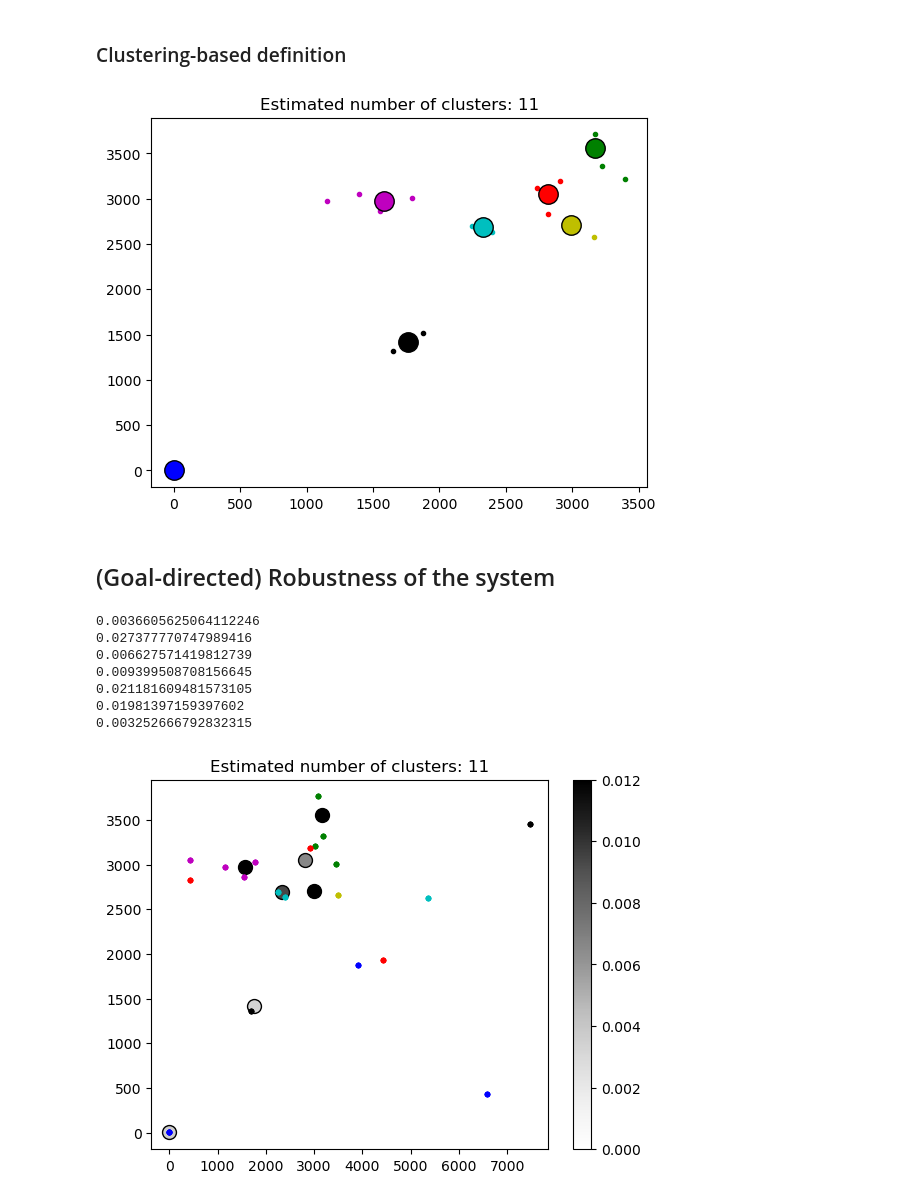
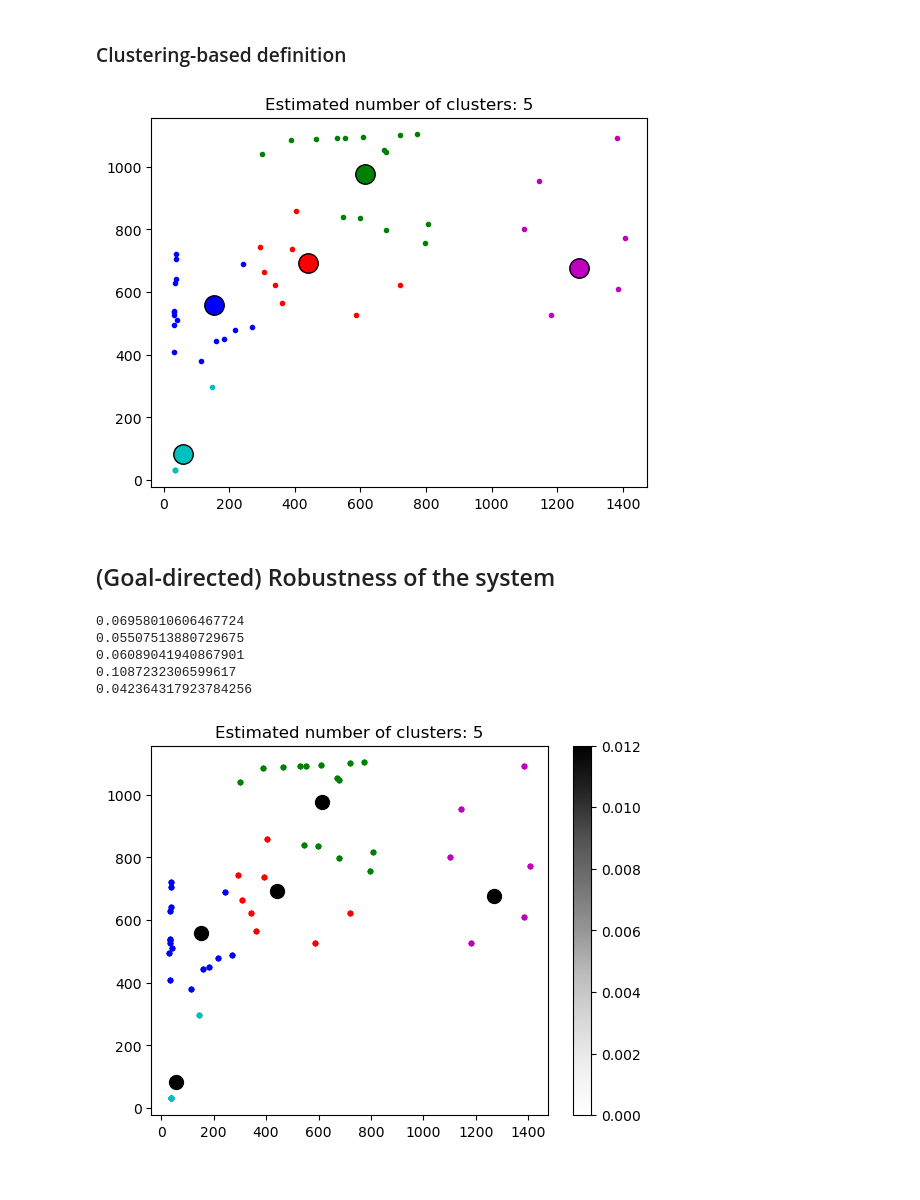
Before and after one commit to flowersteam/autodiscjax, a Jupyter notebook: examples/analyze_imgep_evaluation.ipynb, the cells around one changed output. Saved outputs shown, nothing was run; the diff lists cells and outputs as text; code cells hidden in the pictures.

```diff
--- a/examples/analyze_imgep_evaluation.ipynb
+++ b/examples/analyze_imgep_evaluation.ipynb
@@ -20,7 +20,7 @@ evaluation_history = DictTree.load(evaluation_history_filepath)
 # %% [markdown]
 ## Goals of the system
 # %%
-observed_node_ids = jnp.array([0,1])
+observed_node_ids = jnp.array([2,3])
 ymax = jnp.array([7866.401, 4771.8975, 1377.4222, 1086.2181])
 ymin = jnp.array([91.93025, 100.43926, 15.655377, 53.970665])
 # %% [markdown]
@@ -73,36 +73,36 @@ plt.show()
 X = experiment_history.system_output_library.ys[:, observed_node_ids, -1][has_converged_ids]
 
 # The following bandwidth can be automatically detected using
-bandwidth = estimate_bandwidth(X, quantile=0.15, n_samples=500)
+bandwidth = estimate_bandwidth(X, quantile=0.2, n_samples=500)
 
 ms = MeanShift(bandwidth=bandwidth, bin_seeding=True)
 ms.fit(X)
 labels = ms.labels_
 cluster_centers = ms.cluster_centers_
 
 labels_unique = jnp.unique(labels)
 n_clusters_ = len(labels_unique)
 
 plt.figure(1)
 plt.clf()
 
 colors = "bgrcmyk"
 for k, col in zip(range(n_clusters_), colors):
     my_members = labels == k
     cluster_center = cluster_centers[k]
     plt.plot(X[my_members, 0], X[my_members, 1], col + ".")
     plt.plot(
         cluster_center[0],
         cluster_center[1],
         "o",
         markerfacecolor=col,
         markeredgecolor="k",
         markersize=14,
     )
 plt.title("Estimated number of clusters: %d" % n_clusters_)
 plt.show()
 # %% [output]
-[figure, old version]
+[figure, new version]
 # %% [markdown]
 ## (Goal-directed) Robustness of the system
 # %%
@@ -141,11 +141,9 @@ plt.colorbar()
 plt.title("Estimated number of clusters: %d" % n_clusters_)
 plt.show()
 # %% [output]
-0.0036605625064112246
-0.027377770747989416
-0.006627571419812739
-0.009399508708156645
-0.021181609481573105
-0.01981397159397602
-0.003252666792832315
+0.06958010606467724
+0.05507513880729675
+0.06089041940867901
+0.1087232306599617
+0.042364317923784256
-[figure, old version]
+[figure, new version]
```
Also changed, not shown: parts of 2 cells of this notebook, 13 other files.
